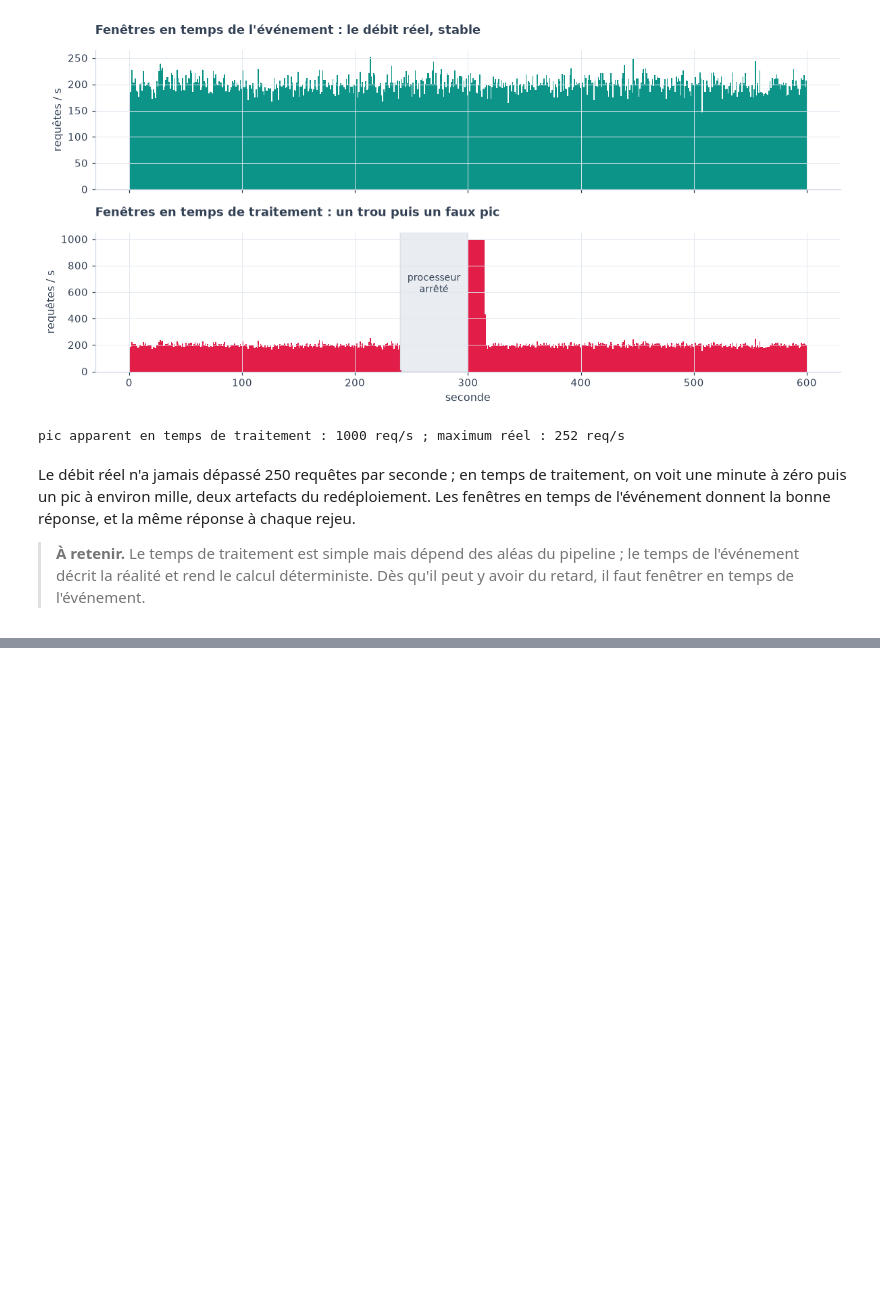
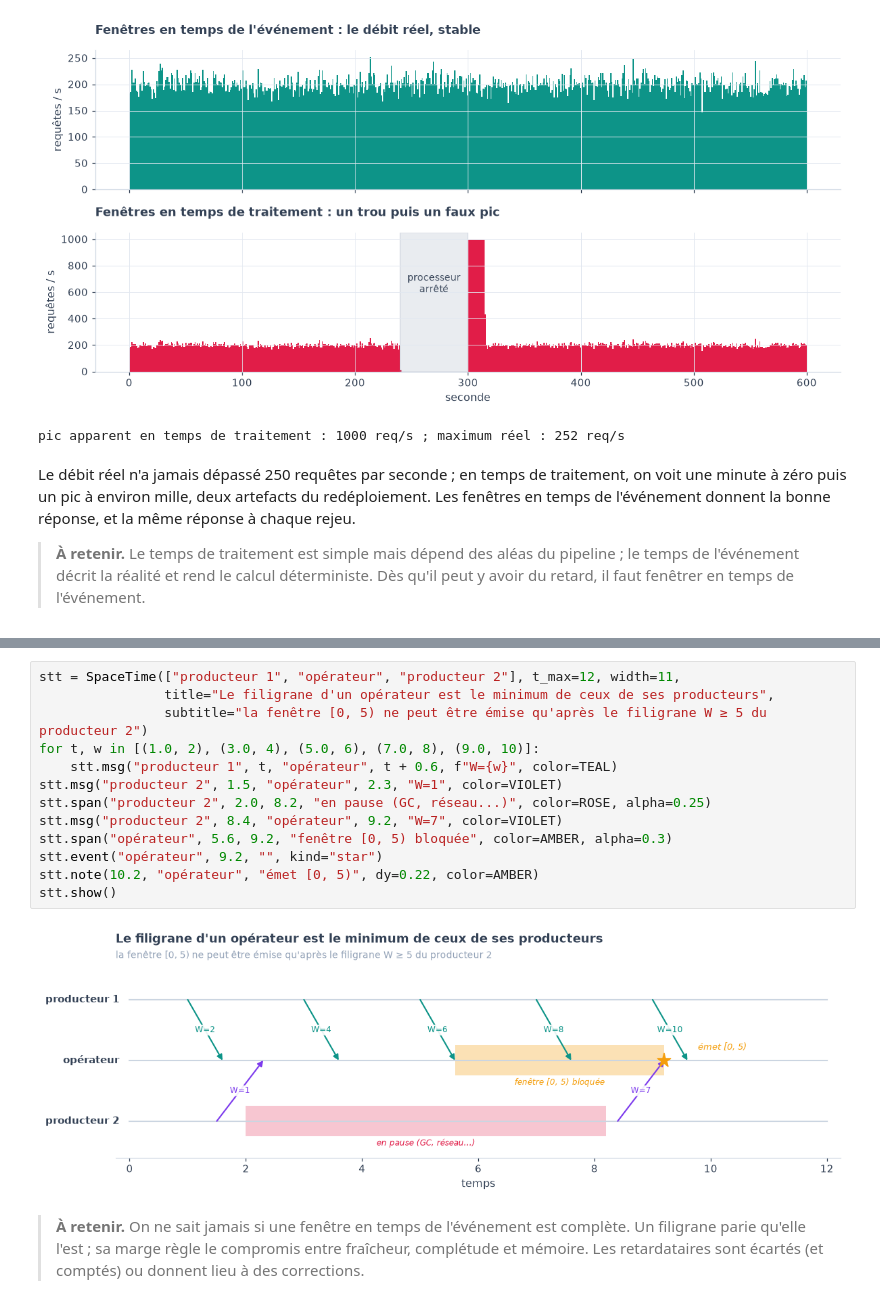
Before and after one commit to gwils28/Designing_Data_Intensive_Applications__ByTheBook, a Jupyter notebook: notebooks/ch11_traitement_de_flux/ch11_cours_6_raisonner_sur_le_temps.ipynb, the cells around one changed output, grey strips where cells are left out. Cells and saved outputs as stored; diff of their text form; blank space fills up the shorter version.

```diff
--- a/notebooks/ch11_traitement_de_flux/ch11_cours_6_raisonner_sur_le_temps.ipynb
+++ b/notebooks/ch11_traitement_de_flux/ch11_cours_6_raisonner_sur_le_temps.ipynb
@@ -89,0 +174,20 @@ rejeu.
+# %%
+stt = SpaceTime(["producteur 1", "opérateur", "producteur 2"], t_max=12, width=11,
+                title="Le filigrane d'un opérateur est le minimum de ceux de ses producteurs",
+                subtitle="la fenêtre [0, 5) ne peut être émise qu'après le filigrane W ≥ 5 du producteur 2")
+for t, w in [(1.0, 2), (3.0, 4), (5.0, 6), (7.0, 8), (9.0, 10)]:
+    stt.msg("producteur 1", t, "opérateur", t + 0.6, f"W={w}", color=TEAL)
+stt.msg("producteur 2", 1.5, "opérateur", 2.3, "W=1", color=VIOLET)
+stt.span("producteur 2", 2.0, 8.2, "en pause (GC, réseau...)", color=ROSE, alpha=0.25)
+stt.msg("producteur 2", 8.4, "opérateur", 9.2, "W=7", color=VIOLET)
+stt.span("opérateur", 5.6, 9.2, "fenêtre [0, 5) bloquée", color=AMBER, alpha=0.3)
+stt.event("opérateur", 9.2, "", kind="star")
+stt.note(10.2, "opérateur", "émet [0, 5)", dy=0.22, color=AMBER)
+stt.show()
+# %% [output]
+[figure, added]
+# %% [markdown]
+> **À retenir.** On ne sait jamais si une fenêtre en temps de l'événement est complète.
+> Un filigrane parie qu'elle l'est ; sa marge règle le compromis entre fraîcheur,
+> complétude et mémoire. Les retardataires sont écartés (et comptés) ou donnent lieu à des
+> corrections.
```
Also changed, not shown: parts of 3 cells of this notebook.
